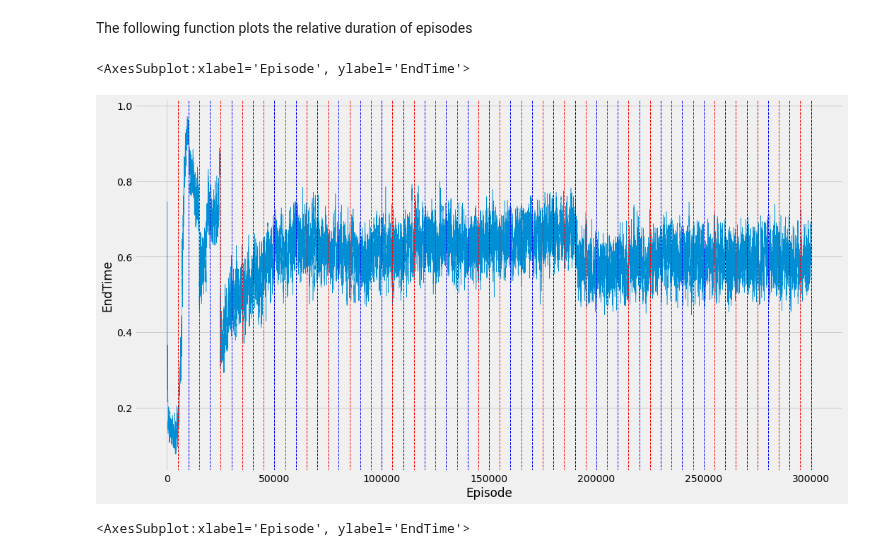
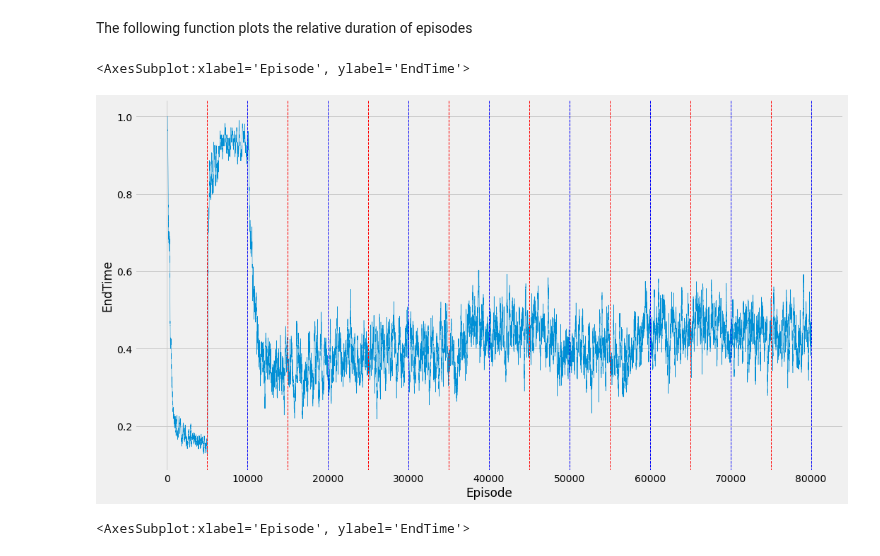
Before and after one commit to fbrand-new/reinforced-birds, a Jupyter notebook: Episode_plotting.ipynb, the cells around one changed output. Saved outputs shown, nothing was run; the diff lists cells and outputs as text; code cells hidden in the pictures.

```diff
--- a/Episode_plotting.ipynb
+++ b/Episode_plotting.ipynb
@@ -21,8 +21,8 @@ def plot_episode(data_folder="data"):
         Evader learns (all together) in the episodes that are on the left with respect to the blue dotted line.
     """
     info = pd.read_csv(osp.join(data_folder,"env_info.csv"))
-    num_birds=info['num_of_birds'][0]
-    episode_lenght=info['episodes_length'][0]
+    num_birds=info['num_of_birds'].item()
+    episode_lenght=info['episodes_length'].item()
     df = pd.read_csv(osp.join(data_folder,"episode.csv"))
     df["NormEndTime"] = df["EndTime"] / episode_lenght
     df["mean_norm_end"] = df["NormEndTime"] .rolling(100, min_periods=5).mean()
@@ -45,10 +45,10 @@ def save_episode(path):
     fig.savefig(join(path,'episode.png'))
 # %%
 #plot_episode(data_folder="argo_data_small_steering/data")
-plot_episode(data_folder="argo_data/data")
+plot_episode(data_folder="data")
 # %% [output]
 <AxesSubplot:xlabel='Episode', ylabel='EndTime'>
-[figure, old version]
+[figure, new version]
 # %%
 plot_episode(data_folder="argo_data_small_steering/data")
 # %% [output]
```
Also changed, not shown: 14 other files.
